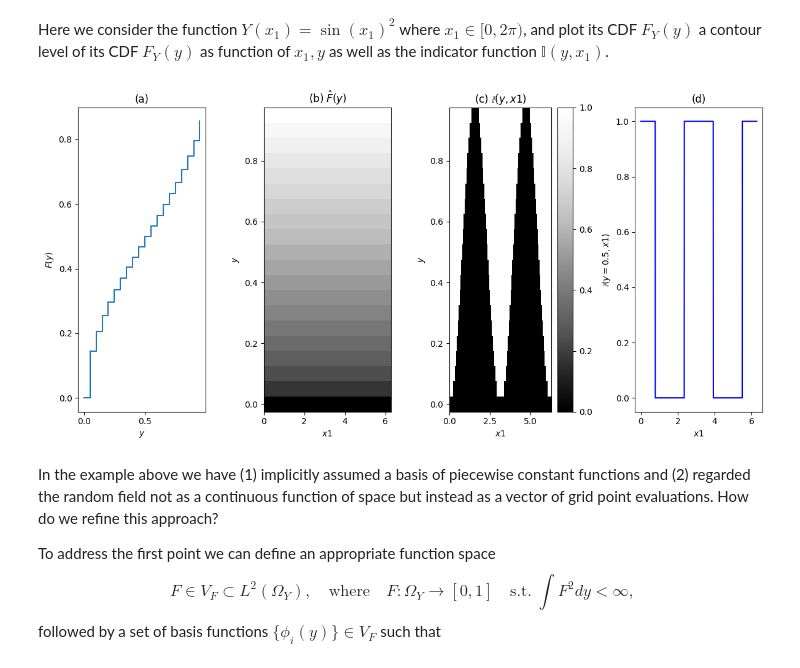
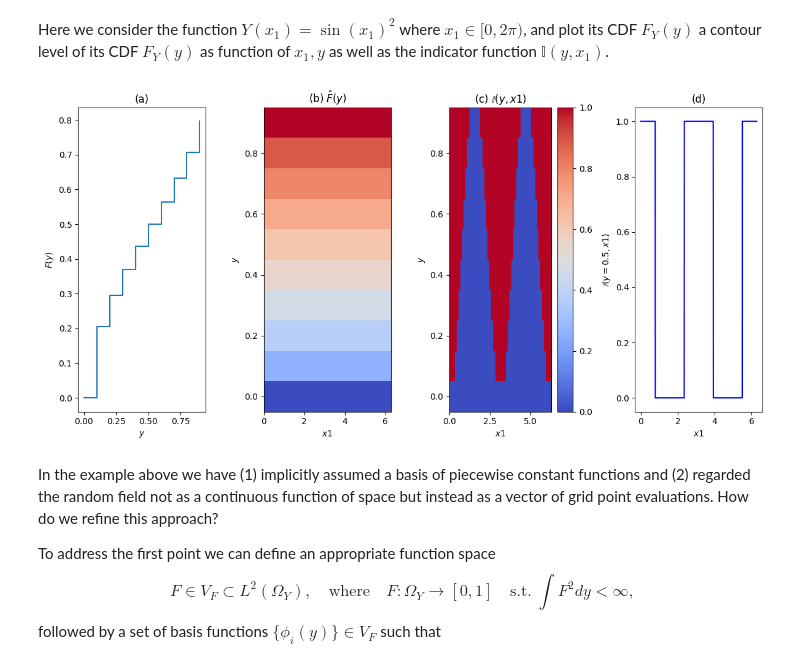
Before and after one commit to D-stratify/Numdf, a Jupyter notebook: PDF_Construction_using_extruded_mesh.ipynb, the cells around one changed output. Cells and saved outputs as stored; diff of their text form; code cells hidden in the pictures.

```diff
--- a/PDF_Construction_using_extruded_mesh.ipynb
+++ b/PDF_Construction_using_extruded_mesh.ipynb
@@ -70,7 +70,7 @@ Here we consider the function $Y(x_1) = \sin(x_1)^2$ where $x_1 \in [0,2 \pi)$,
 import numpy as np
 import matplotlib.pyplot as plt
 
-n  = 20 # Number of bins
+n  = 10 # Number of bins
 
 fig = plt.figure(figsize=(12,6))
 
@@ -89,36 +89,36 @@ F  = [ np.mean(I(Y(x1),y_m)) for y_m in y ];
 ax1 = fig.add_subplot(141)
 ax1.plot(y,F, drawstyle='steps-post')
 ax1.set_title(r'(a)')
 ax1.set_xlabel(r'$y$')
 ax1.set_ylabel(r'$F(y)$')
 
 ax2 = fig.add_subplot(142)
 ax2.set_title(r'(b) $\hat{F}(y)$')
-ax2.pcolormesh(x1,y,np.outer(np.ones(len(x1)),F).T,cmap='Greys_r')
+ax2.pcolormesh(x1,y,np.outer(np.ones(len(x1)),F).T,cmap='coolwarm')
 ax2.set_xlabel(r'$x1$')
 ax2.set_ylabel(r'$y$')
 
 IYX = np.zeros((n,len(x1)))
 for i,y_m in enumerate(y):
   IYX[i,:] = I(Y(x1),y_m)
 
 ax3 = fig.add_subplot(143)
 ax3.set_title(r'(c) $\mathbb{I}(y,x1)$')
-im = ax3.pcolormesh(x1,y,IYX,cmap='Greys_r')
+im = ax3.pcolormesh(x1,y,IYX,cmap='coolwarm')
 fig.colorbar(im, ax=ax3)
 ax3.set_xlabel(r'$x1$')
 ax3.set_ylabel(r'$y$')
 
 ax4 = fig.add_subplot(144)
 ax4.plot(x1,I(Y(x1),0.5),'b')
 ax4.set_title(r'(d)')
 ax4.set_xlabel(r'$x1$')
 ax4.set_ylabel(r'$\mathbb{I}(y=0.5,x1)$')
 
 plt.tight_layout()
 plt.show()
 # %% [output]
-[figure, old version]
+[figure, new version]
 # %% [markdown]
 In the example above we have (1) implicitly assumed a basis of piecewise constant functions and (2) regarded the random field not as a continuous function of space but instead as a vector of grid point evaluations. How do we refine this approach?
 
```
Also changed, not shown: parts of 13 cells of this notebook.
